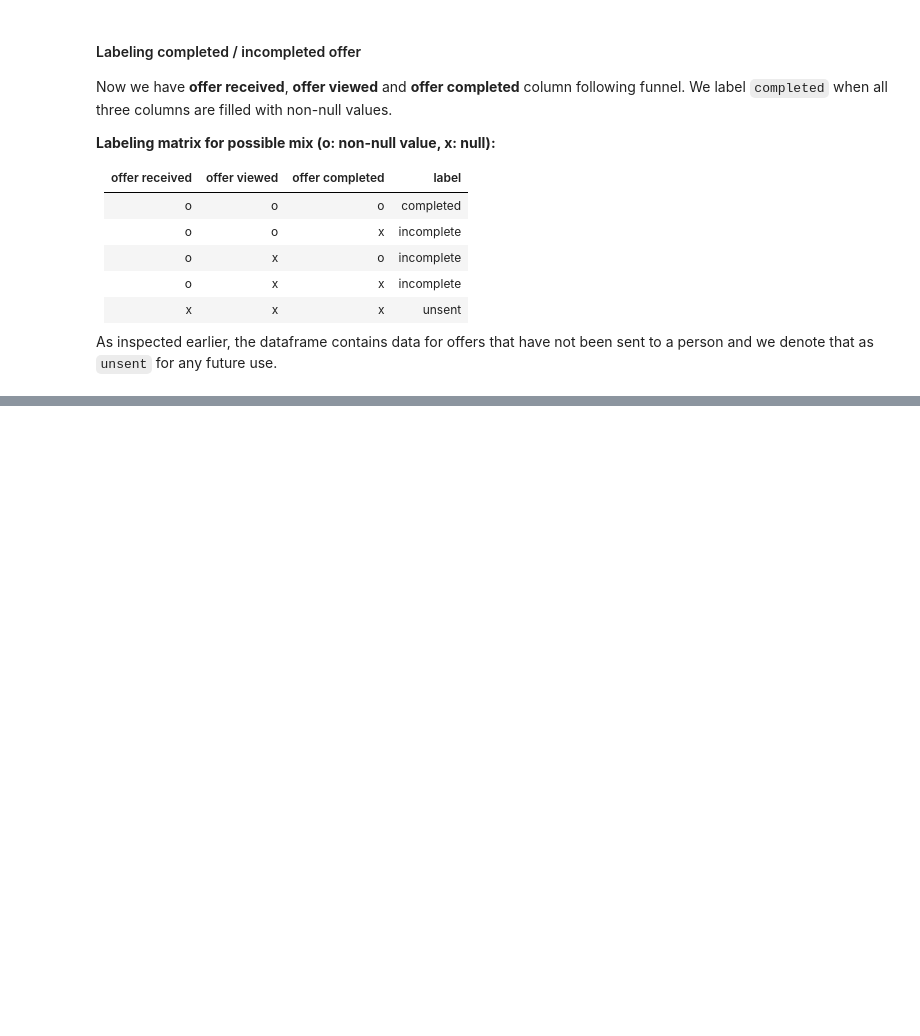
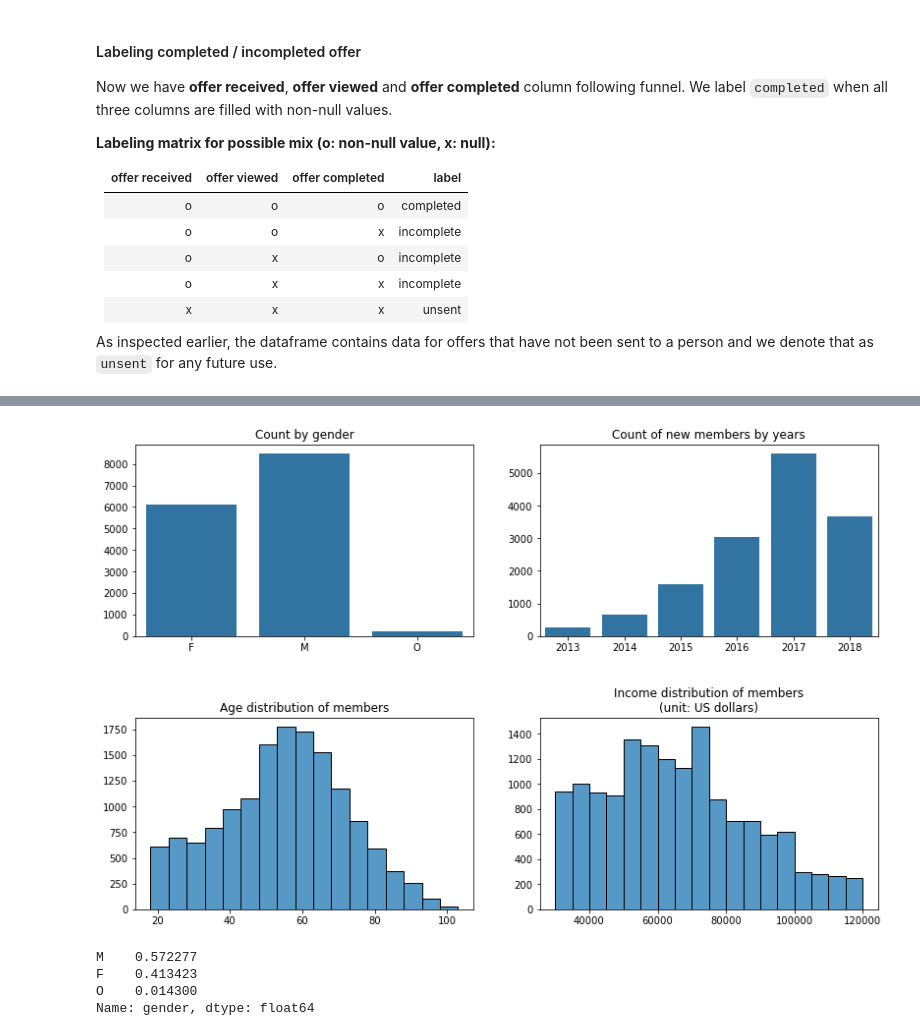
Before and after one commit to jasonsuk/ds-starbucks, a Jupyter notebook: Starbucks_Capstone_notebook.ipynb, the cells around one changed output, grey strips where cells are left out. Drawn from its saved outputs; the diff is of its cells as text; code cells hidden in the pictures; blank space fills up the shorter version.

```diff
--- a/Starbucks_Capstone_notebook.ipynb
+++ b/Starbucks_Capstone_notebook.ipynb
@@ -636,0 +702,31 @@ offer_by_customer_labeled.to_csv('data/offer_by_customer_labeled.csv', index=Tru
+# %%
+# It looks that 'became_member_on' is still object...
+# Convert to datetime object
+profile_v1['became_member_on'] = pd.to_datetime(profile_v1['became_member_on'])
+# %%
+base_color = sns.color_palette()[0]
+
+fig, axes = plt.subplots(2, 2, figsize=(12,8))
+
+fig1 = sns.countplot(x=profile_v1.gender, ax=axes[0,0], color=base_color)
+fig2 = sns.countplot(x=profile_v1.became_member_on.dt.year, ax=axes[0,1], color=base_color)
+fig3 = sns.histplot(x=profile_v1.age, binwidth=5, ax=axes[1,0])
+fig4 = sns.histplot(x=profile_v1.income, binwidth=5000, ax=axes[1,1])
+
+fig1.set(title='Count by gender', xlabel='', ylabel='')
+fig2.set(title='Count of new members by years', xlabel='', ylabel='')
+fig3.set(title='Age distribution of members', xlabel='', ylabel='')
+fig4.set(title='Income distribution of members\n(unit: US dollars)', xlabel='', ylabel='')
+
+plt.tight_layout(pad=3.5)
+plt.show()
+# %% [output]
+[figure, added]
+# %%
+# Percentage of male, female and others
+profile_v1.gender.value_counts() / profile_v1.shape[0]
+# %% [output]
+M    0.572277
+F    0.413423
+O    0.014300
+Name: gender, dtype: float64
```
Also changed, not shown: parts of 13 cells of this notebook.
